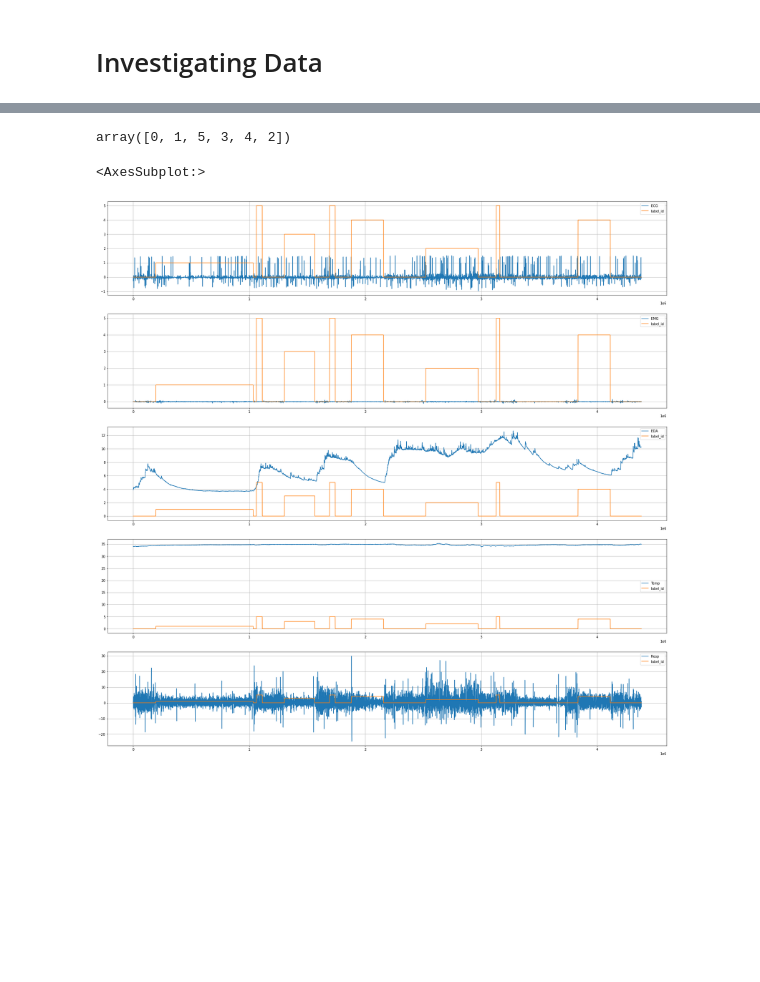
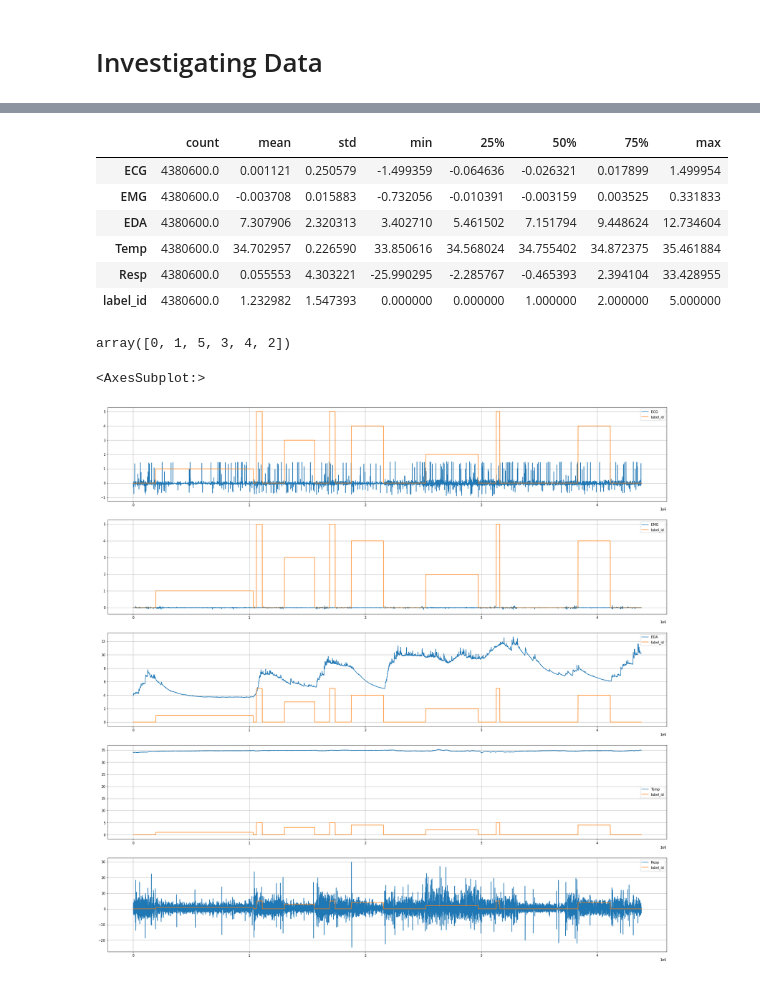
Before and after one commit to arturossouza/unisinos-stress-detection, a Jupyter notebook: stress_detection.ipynb, the cells around one changed output, grey strips where cells are left out. Saved outputs shown, nothing was run; the diff lists cells and outputs as text; code cells hidden in the pictures; blank space fills up the shorter version.

```diff
--- a/stress_detection.ipynb
+++ b/stress_detection.ipynb
@@ -94,3 +104,13 @@ sample_df.sample(20)
+# %%
+sample_df.describe().transpose()
+# %% [output]
+|  | count | mean | std | min | 25% | 50% | 75% | max |
+| ECG | 4380600.0 | 0.001121 | 0.250579 | -1.499359 | -0.064636 | -0.026321 | 0.017899 | 1.499954 |
+| EMG | 4380600.0 | -0.003708 | 0.015883 | -0.732056 | -0.010391 | -0.003159 | 0.003525 | 0.331833 |
+| EDA | 4380600.0 | 7.307906 | 2.320313 | 3.402710 | 5.461502 | 7.151794 | 9.448624 | 12.734604 |
+| Temp | 4380600.0 | 34.702957 | 0.226590 | 33.850616 | 34.568024 | 34.755402 | 34.872375 | 35.461884 |
+| Resp | 4380600.0 | 0.055553 | 4.303221 | -25.990295 | -2.285767 | -0.465393 | 2.394104 | 33.428955 |
+| label_id | 4380600.0 | 1.232982 | 1.547393 | 0.000000 | 0.000000 | 1.000000 | 2.000000 | 5.000000 |
 # %%
 sample_df["label_id"].unique()
 # %% [output]
```
Also changed, not shown: parts of 20 cells of this notebook, 7 other files.
